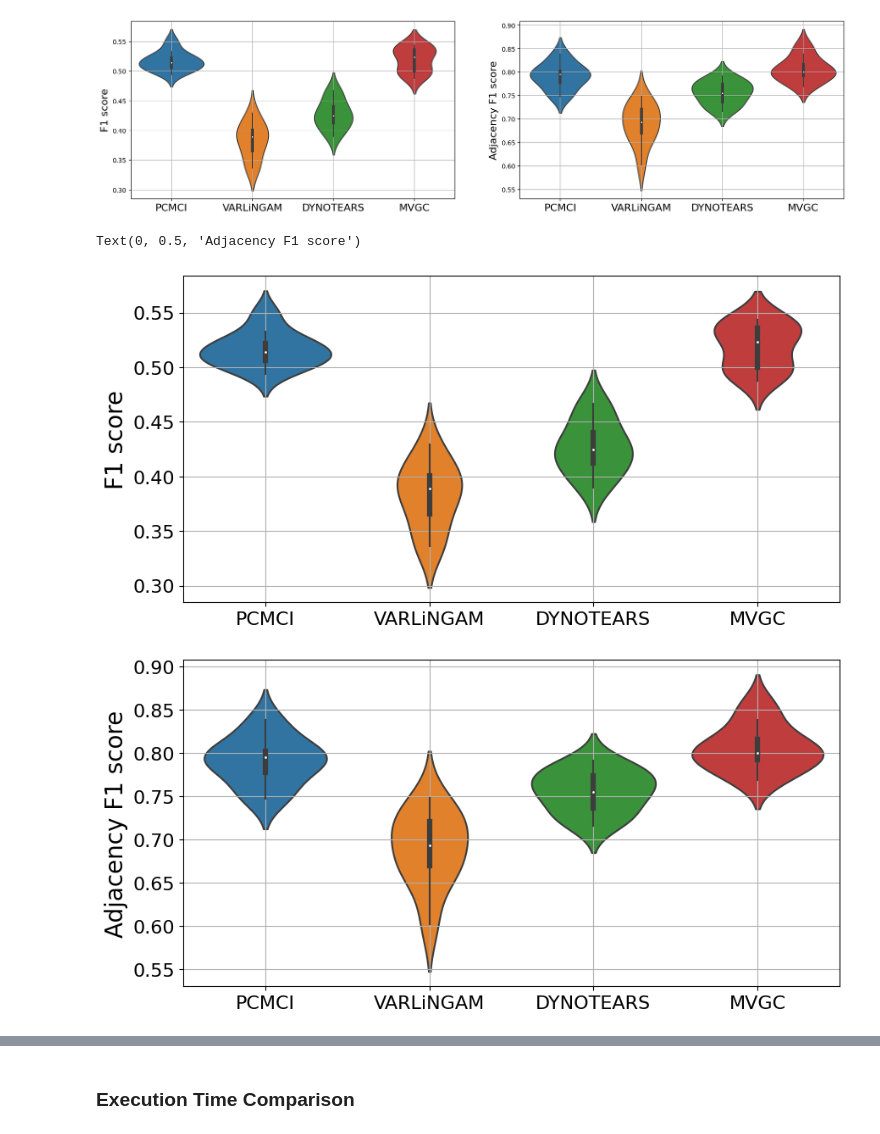
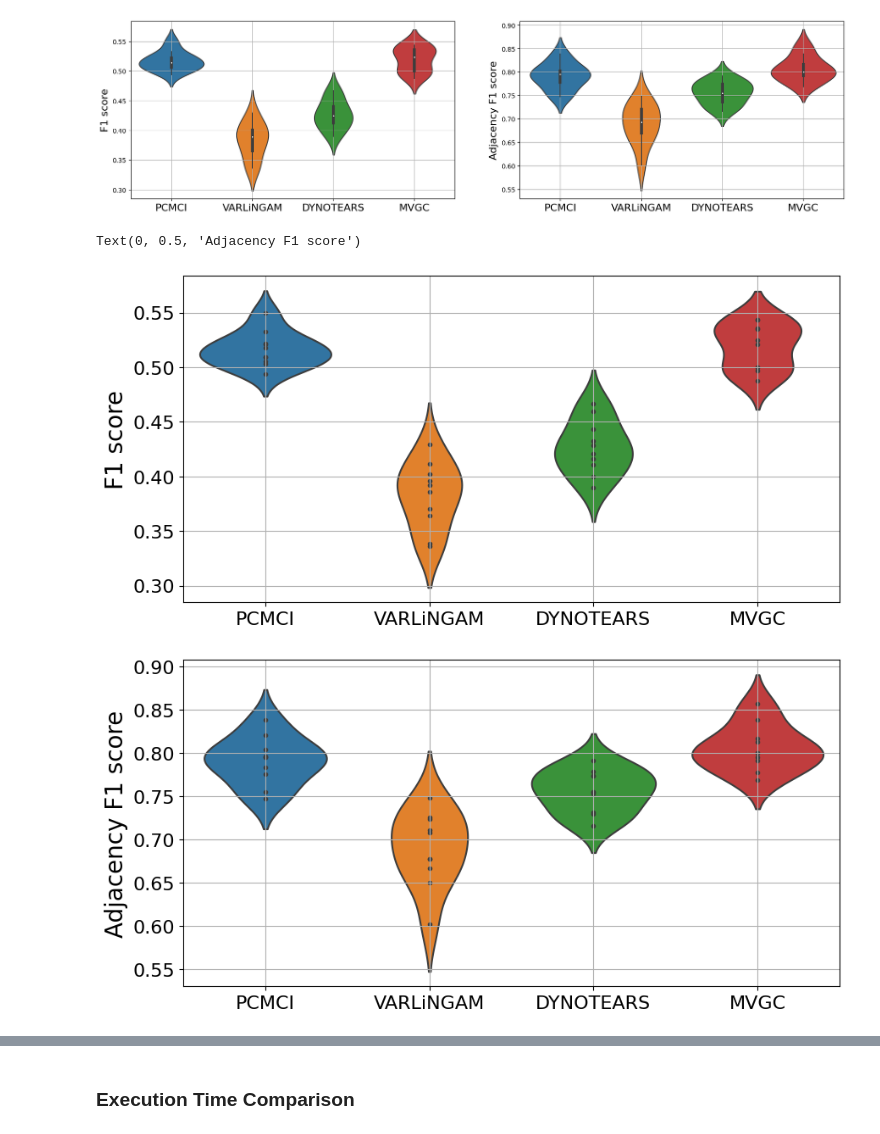
Before and after one commit to nozarilab/2023Arab_CaLLTiF, a Jupyter notebook: Simulated fMRI Causality/causality_methods_simulated_small_degree_macaque.ipynb, the cells around one changed output, grey strips where cells are left out. Cells and saved outputs as stored; diff of their text form; code cells hidden in the pictures.

```diff
--- a/Simulated fMRI Causality/causality_methods_simulated_small_degree_macaque.ipynb
+++ b/Simulated fMRI Causality/causality_methods_simulated_small_degree_macaque.ipynb
@@ -411,7 +411,7 @@ for r in range(0,num_rep_macaque_all):
             # Convert to string graph representation
             graph = funcs.convert_to_string_graph(final_graph_new)
             estimated_non_zero_lags_combined = funcs.summarize_across_nonzero_lags(graph)
-            adjacency_TPR, adjacency_FPR, adjacency_Recall, adjacency_Precision, adjacency_F1_score, orientation_TPR, orientation_FPR, orientation_Recall,orientation_Precision,orientation_F1_score = funcs.find_tpr_fpr_from_binary_matri(macaque_ground_truth, estimated_non_zero_lags_combined)
+            adjacency_TPR, adjacency_FPR, adjacency_Recall, adjacency_Precision, adjacency_F1_score, orientation_TPR, orientation_FPR, orientation_Recall,orientation_Precision,orientation_F1_score = funcs.find_tpr_fpr_from_binary_matrix(macaque_ground_truth, estimated_non_zero_lags_combined)
 
             pcmci_adj_TPR_all_rep_macaque_both_alpha[r][a1][a2] = adjacency_TPR
             pcmci_adj_FPR_all_rep_macaque_both_alpha[r][a1][a2]  = adjacency_FPR
@@ -1047,7 +1047,7 @@ for r in range(0,num_rep_macaque_all):
 
             DAG = np.array(mvgc_link_matrix_all_macaque[r][l][a])-1
             estimated_non_zero_lags_combined = DAG
-            adjacency_TPR, adjacency_FPR, adjacency_Recall, adjacency_Precision, adjacency_F1_score, orientation_TPR, orientation_FPR, orientation_Recall,orientation_Precision,orientation_F1_score = funcs.find_tpr_fpr_from_binary_matri(macaque_ground_truth, estimated_non_zero_lags_combined)
+            adjacency_TPR, adjacency_FPR, adjacency_Recall, adjacency_Precision, adjacency_F1_score, orientation_TPR, orientation_FPR, orientation_Recall,orientation_Precision,orientation_F1_score = funcs.find_tpr_fpr_from_binary_matrix(macaque_ground_truth, estimated_non_zero_lags_combined)
 
             mvgc_adj_TPR_all_rep_macaque_both_alpha[r][l][a] = adjacency_TPR
             mvgc_adj_FPR_all_rep_macaque_both_alpha[r][l][a]  = adjacency_FPR
@@ -1283,34 +1283,34 @@ labels = ['PCMCI', 'VARLiNGAM','DYNOTEARS','MVGC']
 adj_all_methods_F1_score_dist  = []
 adj_all_methods_F1_score_dist. append(np.array(pcmci_adj_F1_scores_at_best))
 adj_all_methods_F1_score_dist. append(np.array(varlingam_adj_F1_scores_at_best))
 adj_all_methods_F1_score_dist. append(np.array(dynotears_adj_F1_scores_at_best))
 adj_all_methods_F1_score_dist. append(np.array(mvgc_adj_F1_scores_at_best))
 
 ori_all_methods_F1_score_dist  = []
 ori_all_methods_F1_score_dist. append(np.array(pcmci_ori_F1_scores_at_best))
 ori_all_methods_F1_score_dist. append(np.array(varlingam_ori_F1_scores_at_best))
 ori_all_methods_F1_score_dist. append(np.array(dynotears_ori_F1_scores_at_best))
 ori_all_methods_F1_score_dist. append(np.array(mvgc_ori_F1_scores_at_best))
 
 
 plt.figure(figsize = (10,5))
 ax = plt.subplot()
-parts = sns.violinplot(ori_all_methods_F1_score_dist)
+parts = sns.violinplot(ori_all_methods_F1_score_dist, inner="points")
 
 ax.set_xticklabels(labels,fontsize = 16)
 plt.yticks(fontsize = 16)
 plt.grid()
 plt.ylabel('F1 score',fontsize = 20)
 
 plt.figure(figsize = (10,5))
 ax = plt.subplot()
-parts = sns.violinplot(adj_all_methods_F1_score_dist)
+parts = sns.violinplot(adj_all_methods_F1_score_dist, inner="points")
 
 ax.set_xticklabels(labels,fontsize = 16)
 plt.yticks(fontsize = 16)
 plt.grid()
 plt.ylabel('Adjacency F1 score',fontsize = 20)
 # %% [output]
 Text(0, 0.5, 'Adjacency F1 score')
-[figure, old version]
+[figure, new version]
-[figure, old version]
+[figure, new version]
```
Also changed, not shown: parts of 3 cells of this notebook, 3 other files.
